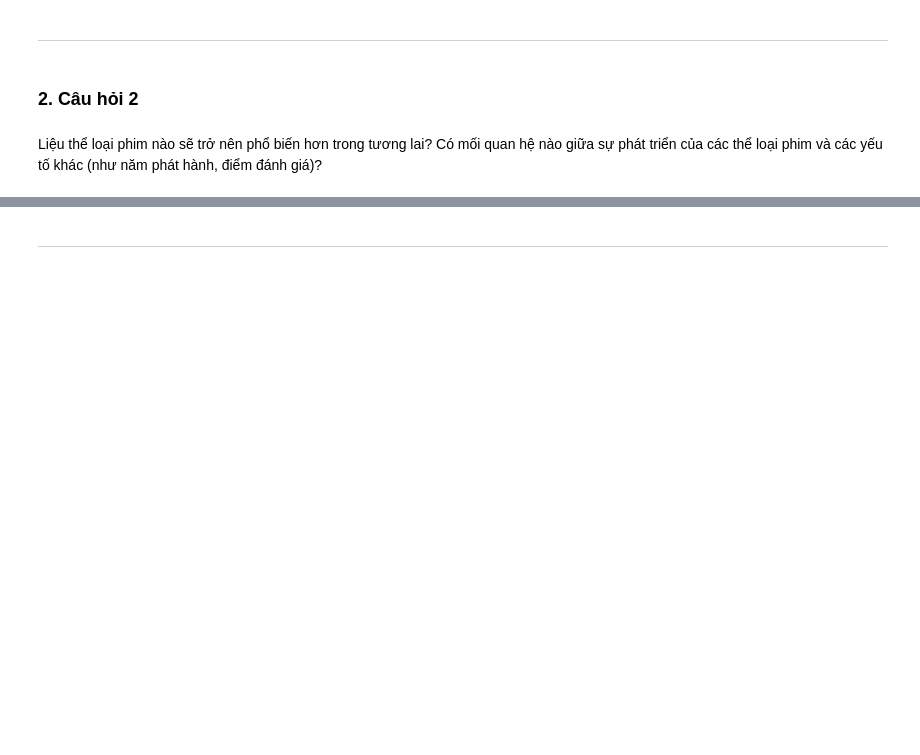
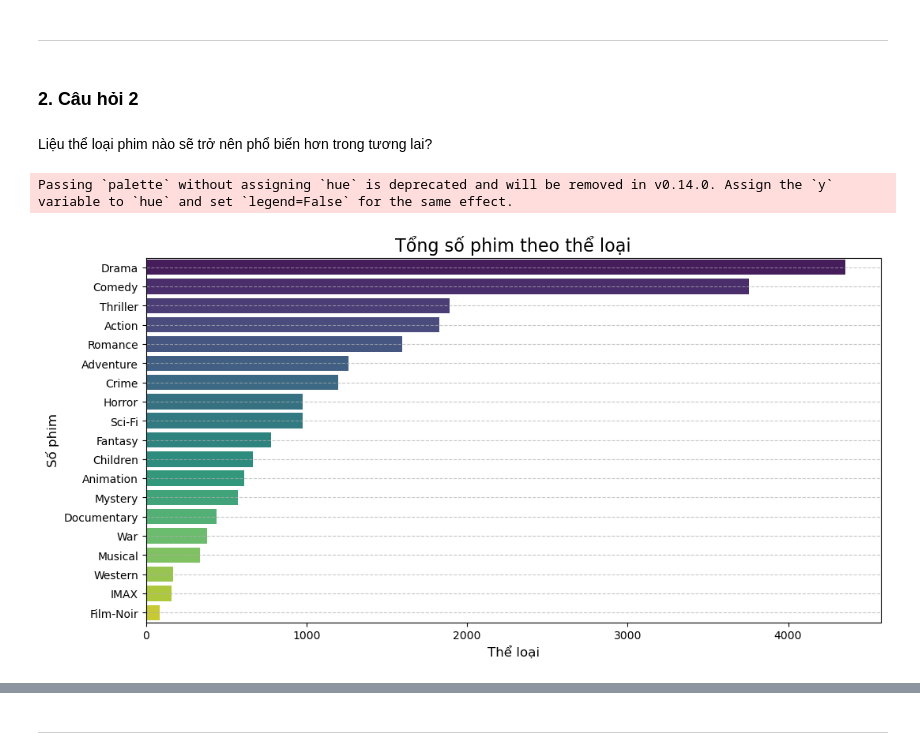
Before and after one commit to miavox/CSC17104-Final-Project, a Jupyter notebook: Project/Final_project.ipynb, the cells around one changed output, grey strips where cells are left out. Cells and saved outputs as stored; diff of their text form; code cells hidden in the pictures; blank space fills up the shorter version.

```diff
--- a/Project/Final_project.ipynb
+++ b/Project/Final_project.ipynb
@@ -1015,4 +1009,23 @@ Sự khác biệt giữa **phim được đánh giá cao** và **phim được
 # %% [markdown]
 ### 2. Câu hỏi 2 <a id="iv2"></a>
 # %% [markdown]
-Liệu thể loại phim nào sẽ trở nên phổ biến hơn trong tương lai? Có mối quan hệ nào giữa sự phát triển của các thể loại phim và các yếu tố khác (như năm phát hành, điểm đánh giá)?
+Liệu thể loại phim nào sẽ trở nên phổ biến hơn trong tương lai?
+# %%
+genre_totals = movies[genre_columns].sum()
+
+genre_totals_df = genre_totals.reset_index()
+genre_totals_df.columns = ['Genre', 'Count']
+
+# Sắp xếp theo số lượng giảm dần
+genre_totals_df = genre_totals_df.sort_values(by='Count', ascending=False)
+
+plt.figure(figsize=(12, 6))
+sns.barplot(data = genre_totals_df, y ='Genre', x = 'Count', palette='viridis')
+plt.title('Tổng số phim theo thể loại', fontsize=16)
+plt.xlabel('Thể loại', fontsize=12)
+plt.ylabel('Số phim', fontsize=12)
+plt.grid(axis='y', linestyle='--', alpha=0.7)
+plt.show()
+# %% [output]
+Passing `palette` without assigning `hue` is deprecated and will be removed in v0.14.0. Assign the `y` variable to `hue` and set `legend=False` for the same effect.
+[figure, added]
```
Also changed, not shown: parts of 14 cells of this notebook.
